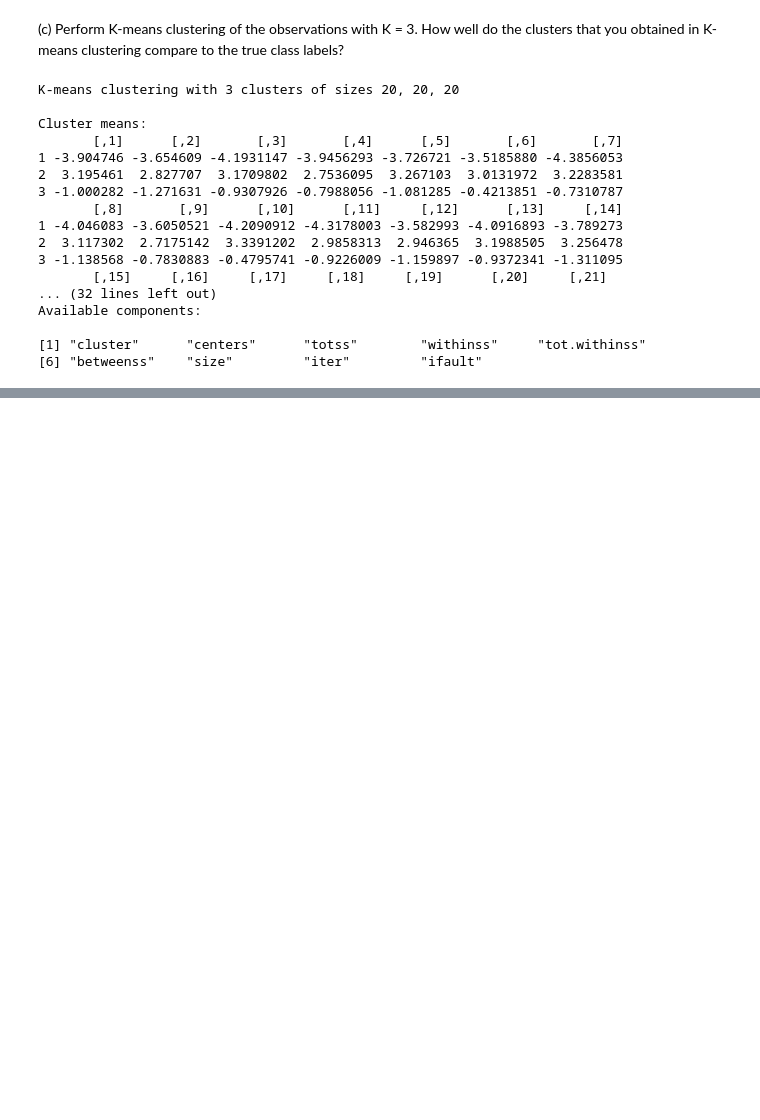
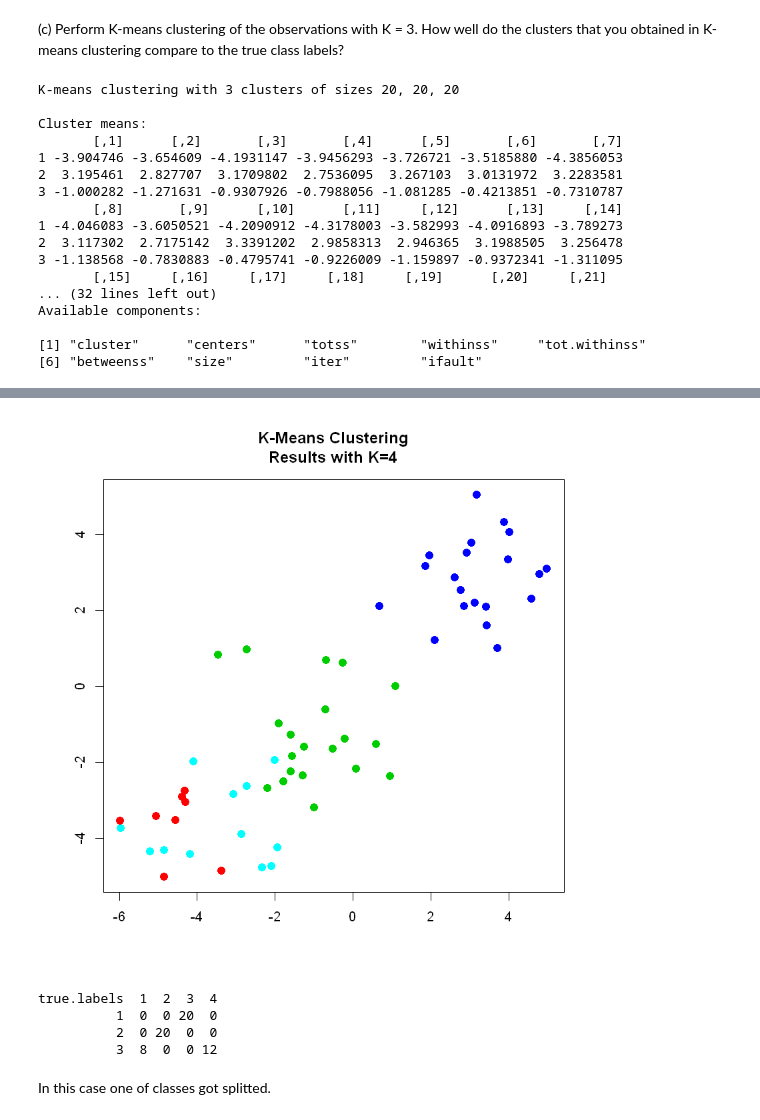
Before and after one commit to kuzn137/Statistical_problems, a Jupyter notebook: Ch10R.ipynb, the cells around one changed output, grey strips where cells are left out. Saved outputs shown, nothing was run; the diff lists cells and outputs as text; code cells hidden in the pictures; blank space fills up the shorter version.

```diff
--- a/Ch10R.ipynb
+++ b/Ch10R.ipynb
@@ -319,0 +363,4 @@ true_labels  1  2  3
+# %%
+set.seed(4)
+km.out4=kmeans (x,4, nstart =20)
+km.out
@@ -319,0 +385,14 @@ true_labels  1  2  3
+# %%
+plot(x, col=(km.out4$cluster +1), main="K-Means Clustering
+Results with K=4", xlab="", ylab="", pch=20, cex=2)
+# %% [output]
+[figure, added]
+# %%
+table(true.labels, km.out4$cluster)
+# %% [output]
+true.labels  1  2  3  4
+          1  0  0 20  0
+          2  0 20  0  0
+          3  8  0  0 12
+# %% [markdown]
+In this case one of classes got splitted.
```
Also changed, not shown: parts of 12 cells of this notebook.
